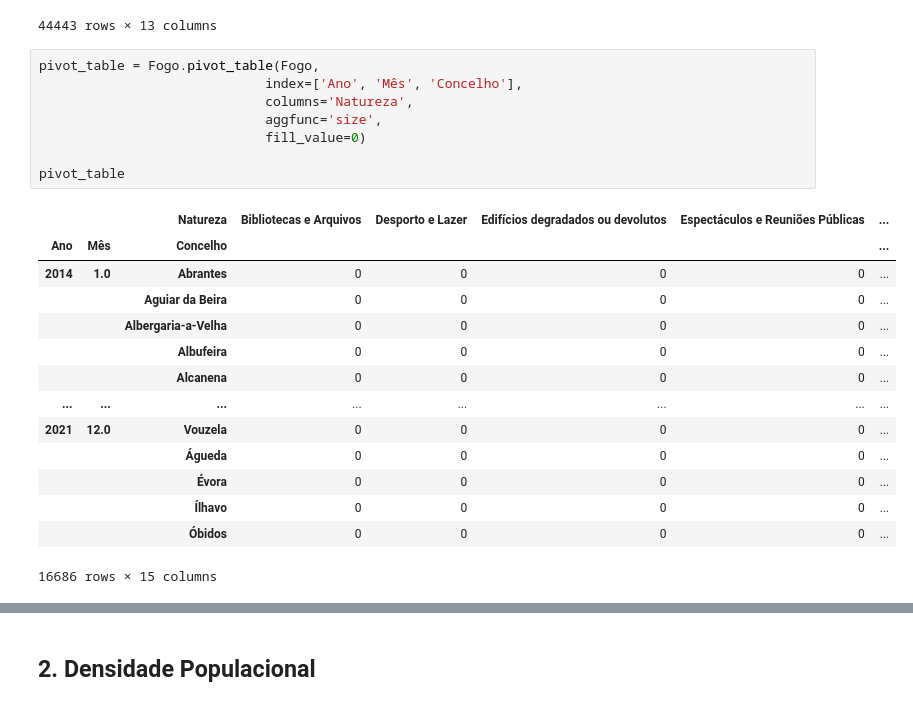
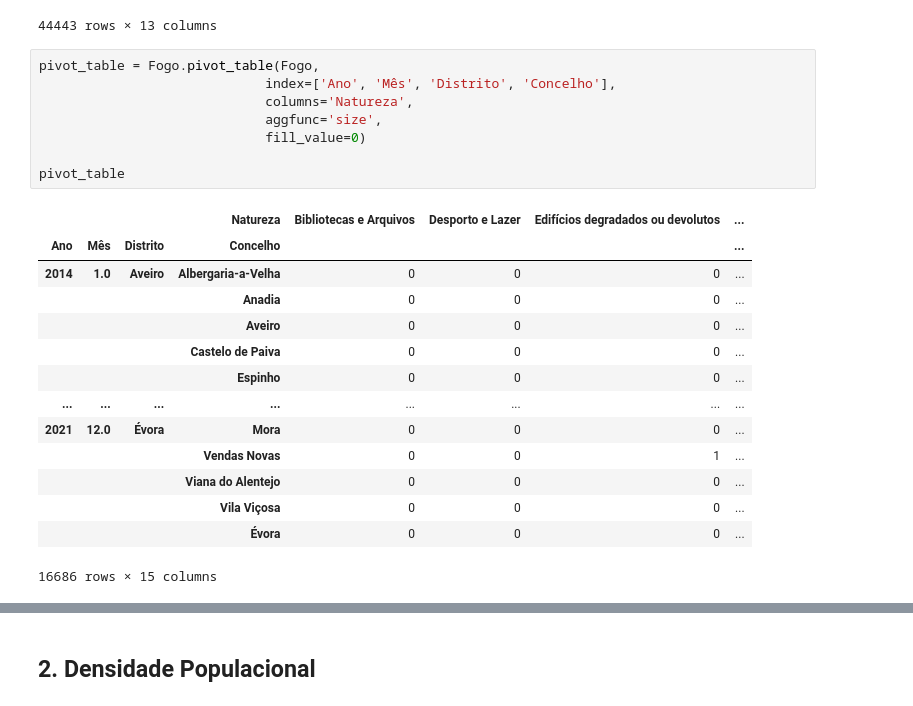
Before and after one commit to Vullkano/pfacd, a Jupyter notebook: rascunhos/freitas/4.JuntarDados.ipynb, the cells around one changed output, grey strips where cells are left out. Drawn from its saved outputs; the diff is of its cells as text.

```diff
--- a/rascunhos/freitas/4.JuntarDados.ipynb
+++ b/rascunhos/freitas/4.JuntarDados.ipynb
@@ -75,25 +75,25 @@ Fogo
 44443 rows × 13 columns
 # %%
 pivot_table = Fogo.pivot_table(Fogo,
-                             index=['Ano', 'Mês', 'Concelho'],
+                             index=['Ano', 'Mês', 'Distrito', 'Concelho'],
                              columns='Natureza',
                              aggfunc='size',
                              fill_value=0)
 
 pivot_table
 # %% [output]
-|  |  | Natureza | Bibliotecas e Arquivos | Desporto e Lazer | Edifícios degradados ou devolutos | Espectáculos e Reuniões Públicas | ... |
-| Ano | Mês | Concelho |  |  |  |  | ... |
-| 2014 | 1.0 | Abrantes | 0 | 0 | 0 | 0 | ... |
-|  |  | Aguiar da Beira | 0 | 0 | 0 | 0 | ... |
-|  |  | Albergaria-a-Velha | 0 | 0 | 0 | 0 | ... |
-|  |  | Albufeira | 0 | 0 | 0 | 0 | ... |
-|  |  | Alcanena | 0 | 0 | 0 | 0 | ... |
+|  |  |  | Natureza | Bibliotecas e Arquivos | Desporto e Lazer | Edifícios degradados ou devolutos | ... |
+| Ano | Mês | Distrito | Concelho |  |  |  | ... |
+| 2014 | 1.0 | Aveiro | Albergaria-a-Velha | 0 | 0 | 0 | ... |
+|  |  |  | Anadia | 0 | 0 | 0 | ... |
+|  |  |  | Aveiro | 0 | 0 | 0 | ... |
+|  |  |  | Castelo de Paiva | 0 | 0 | 0 | ... |
+|  |  |  | Espinho | 0 | 0 | 0 | ... |
 | ... | ... | ... | ... | ... | ... | ... | ... |
-| 2021 | 12.0 | Vouzela | 0 | 0 | 0 | 0 | ... |
-|  |  | Águeda | 0 | 0 | 0 | 0 | ... |
-|  |  | Évora | 0 | 0 | 0 | 0 | ... |
-|  |  | Ílhavo | 0 | 0 | 0 | 0 | ... |
-|  |  | Óbidos | 0 | 0 | 0 | 0 | ... |
+| 2021 | 12.0 | Évora | Mora | 0 | 0 | 0 | ... |
+|  |  |  | Vendas Novas | 0 | 0 | 1 | ... |
+|  |  |  | Viana do Alentejo | 0 | 0 | 0 | ... |
+|  |  |  | Vila Viçosa | 0 | 0 | 0 | ... |
+|  |  |  | Évora | 0 | 0 | 0 | ... |
 16686 rows × 15 columns
 # %%
```
Also changed, not shown: parts of 38 cells of this notebook, 1 other file.
